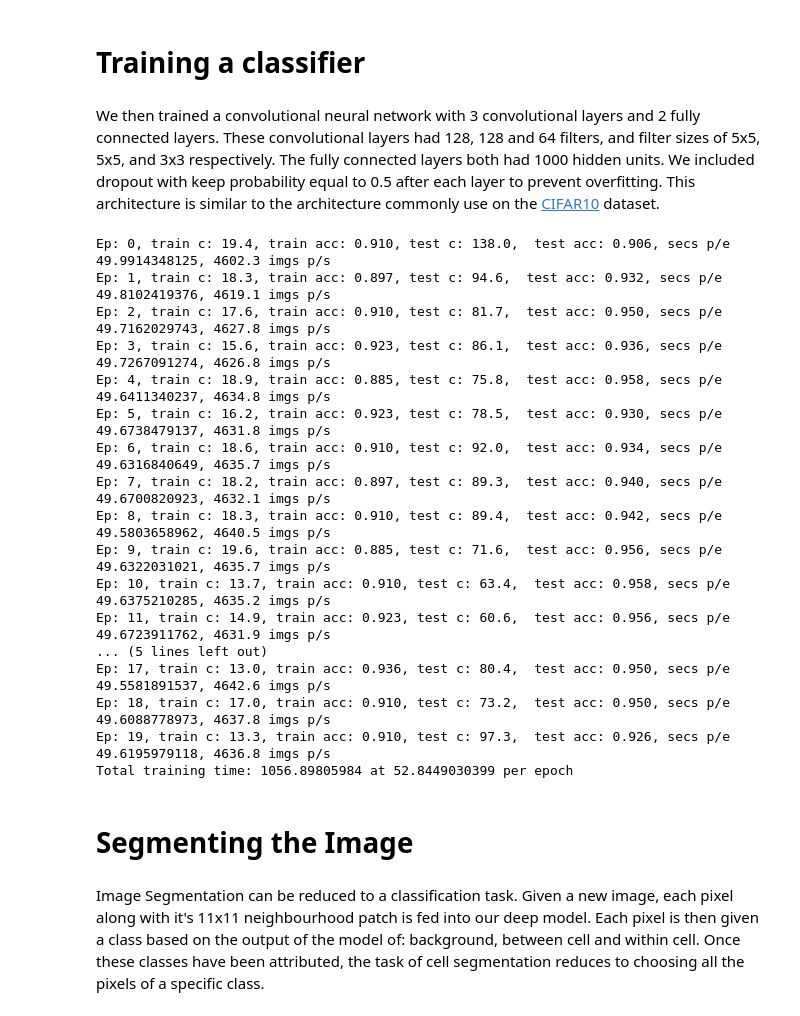
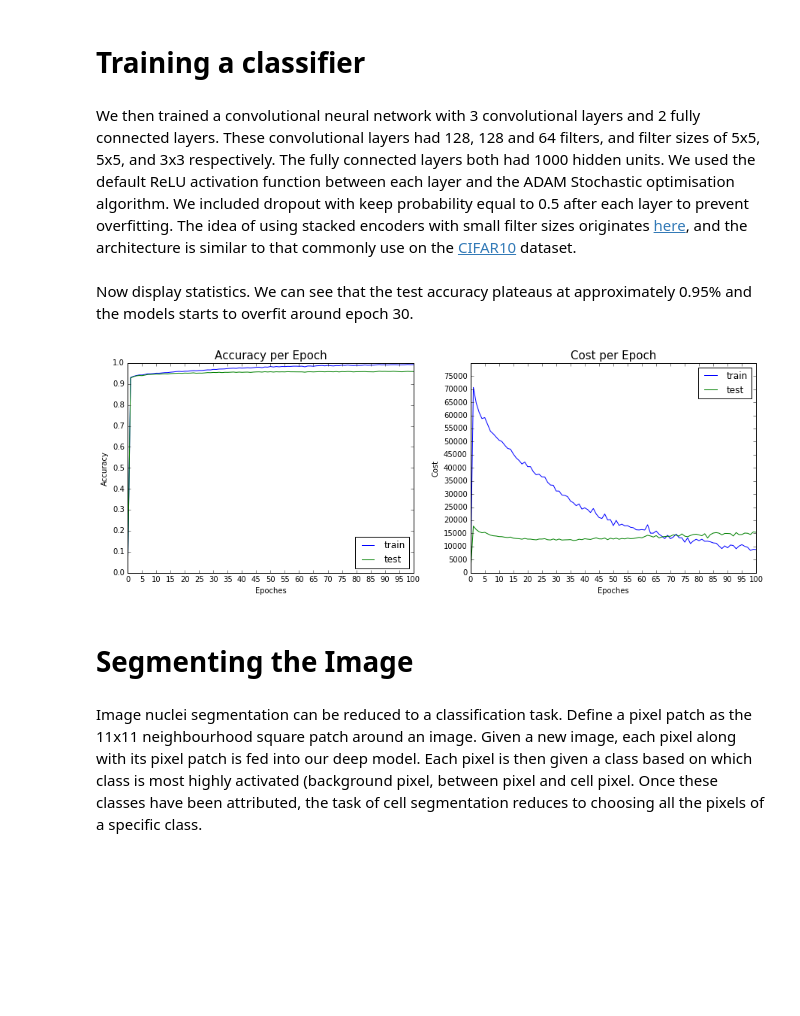
Before and after one commit to willgdjones/PerkinElmerHackathon, a Jupyter notebook: Deep Learning for Image Segmentation.ipynb, the cells around one changed output. Cells and saved outputs as stored; diff of their text form; code cells hidden in the pictures; blank space fills up the shorter version.

```diff
--- a/Deep Learning for Image Segmentation.ipynb
+++ b/Deep Learning for Image Segmentation.ipynb
@@ -44,29 +53,18 @@ display_random_patches(patches)
 # %% [markdown]
 # Training a classifier
 # %% [markdown]
-We then trained a convolutional neural network with 3 convolutional layers and 2 fully connected layers. These convolutional layers had 128, 128 and 64 filters, and filter sizes of 5x5, 5x5, and 3x3 respectively. The fully connected layers both had 1000 hidden units. We included dropout with keep probability equal to 0.5 after each layer to prevent overfitting. This architecture is similar to the architecture commonly use on the [CIFAR10](https://www.cs.toronto.edu/~kriz/cifar.html) dataset.
+We then trained a convolutional neural network with 3 convolutional layers and 2 fully connected layers. These convolutional layers had 128, 128 and 64 filters, and filter sizes of 5x5, 5x5, and 3x3 respectively. The fully connected layers both had 1000 hidden units. We used the default ReLU activation function between each layer and the ADAM Stochastic optimisation algorithm. We included dropout with keep probability equal to 0.5 after each layer to prevent overfitting. The idea of using stacked encoders with small filter sizes originates [here](https://arxiv.org/pdf/1409.1556.pdf), and the architecture is similar to that commonly use on the [CIFAR10](https://www.cs.toronto.edu/~kriz/cifar.html) dataset.
 # %%
-clf = Classifier(params = {'epochs':20,'display_step':1,'batch_size':500,'learning_rate': 0.001,'patches_number': 31,'models_dir': 'models/'})
+clf = Classifier(params = {'epochs':100,'display_step':1,'batch_size':500,'learning_rate': 0.001,'patches_number': 51,'models_dir': 'models/'})
 clf.train()
-# %% [output]
-Ep: 0, train c: 19.4, train acc: 0.910, test c: 138.0,  test acc: 0.906, secs p/e 49.9914348125, 4602.3 imgs p/s
-Ep: 1, train c: 18.3, train acc: 0.897, test c: 94.6,  test acc: 0.932, secs p/e 49.8102419376, 4619.1 imgs p/s
-Ep: 2, train c: 17.6, train acc: 0.910, test c: 81.7,  test acc: 0.950, secs p/e 49.7162029743, 4627.8 imgs p/s
-Ep: 3, train c: 15.6, train acc: 0.923, test c: 86.1,  test acc: 0.936, secs p/e 49.7267091274, 4626.8 imgs p/s
-Ep: 4, train c: 18.9, train acc: 0.885, test c: 75.8,  test acc: 0.958, secs p/e 49.6411340237, 4634.8 imgs p/s
-Ep: 5, train c: 16.2, train acc: 0.923, test c: 78.5,  test acc: 0.930, secs p/e 49.6738479137, 4631.8 imgs p/s
-Ep: 6, train c: 18.6, train acc: 0.910, test c: 92.0,  test acc: 0.934, secs p/e 49.6316840649, 4635.7 imgs p/s
-Ep: 7, train c: 18.2, train acc: 0.897, test c: 89.3,  test acc: 0.940, secs p/e 49.6700820923, 4632.1 imgs p/s
-Ep: 8, train c: 18.3, train acc: 0.910, test c: 89.4,  test acc: 0.942, secs p/e 49.5803658962, 4640.5 imgs p/s
-Ep: 9, train c: 19.6, train acc: 0.885, test c: 71.6,  test acc: 0.956, secs p/e 49.6322031021, 4635.7 imgs p/s
-Ep: 10, train c: 13.7, train acc: 0.910, test c: 63.4,  test acc: 0.958, secs p/e 49.6375210285, 4635.2 imgs p/s
-Ep: 11, train c: 14.9, train acc: 0.923, test c: 60.6,  test acc: 0.956, secs p/e 49.6723911762, 4631.9 imgs p/s
-... (5 lines left out)
-Ep: 17, train c: 13.0, train acc: 0.936, test c: 80.4,  test acc: 0.950, secs p/e 49.5581891537, 4642.6 imgs p/s
-Ep: 18, train c: 17.0, train acc: 0.910, test c: 73.2,  test acc: 0.950, secs p/e 49.6088778973, 4637.8 imgs p/s
-Ep: 19, train c: 13.3, train acc: 0.910, test c: 97.3,  test acc: 0.926, secs p/e 49.6195979118, 4636.8 imgs p/s
-Total training time: 1056.89805984 at 52.8449030399 per epoch
+# %% [markdown]
+Now display statistics. We can see that the test accuracy plateaus at approximately 0.95% and the models starts to overfit around epoch 30.
+# %%
+display_clf_statistics(clf)
+plt.show()
+# %% [output]
+[figure, added]
 # %% [markdown]
 # Segmenting the Image
 # %% [markdown]
-Image Segmentation can be reduced to a classification task. Given a new image, each pixel along with it's 11x11 neighbourhood patch is fed into our deep model. Each pixel is then given a class based on the output of the model of: background, between cell and within cell. Once these classes have been attributed, the task of cell segmentation reduces to choosing all the pixels of a specific class.
+Image nuclei segmentation can be reduced to a classification task. Define a pixel patch as the 11x11 neighbourhood square patch around an image. Given a new image, each pixel along with its pixel patch is fed into our deep model. Each pixel is then given a class based on which class is most highly activated (background pixel, between pixel and cell pixel. Once these classes have been attributed, the task of cell segmentation reduces to choosing all the pixels of a specific class.
```
Also changed, not shown: parts of 18 cells of this notebook, 3 other files.
